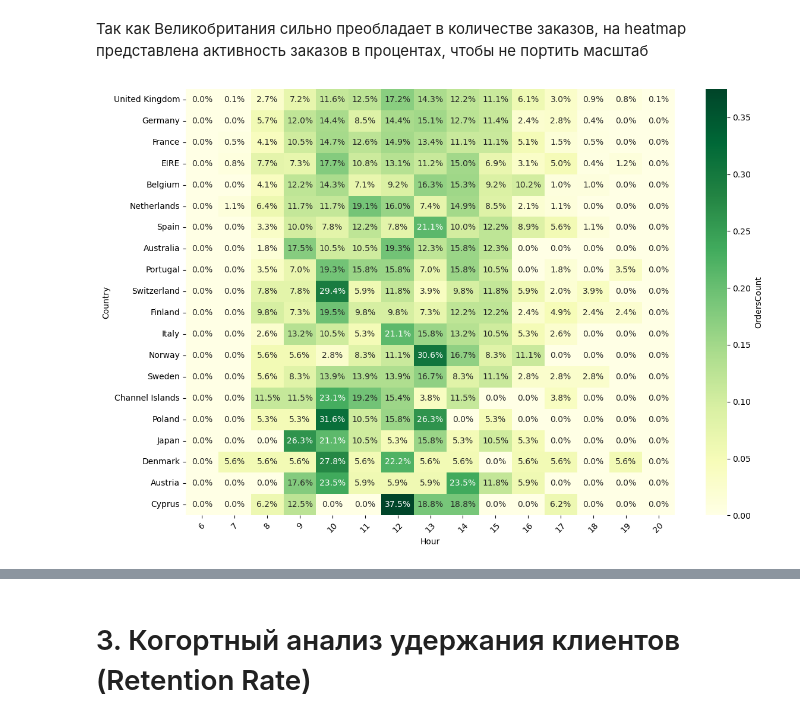
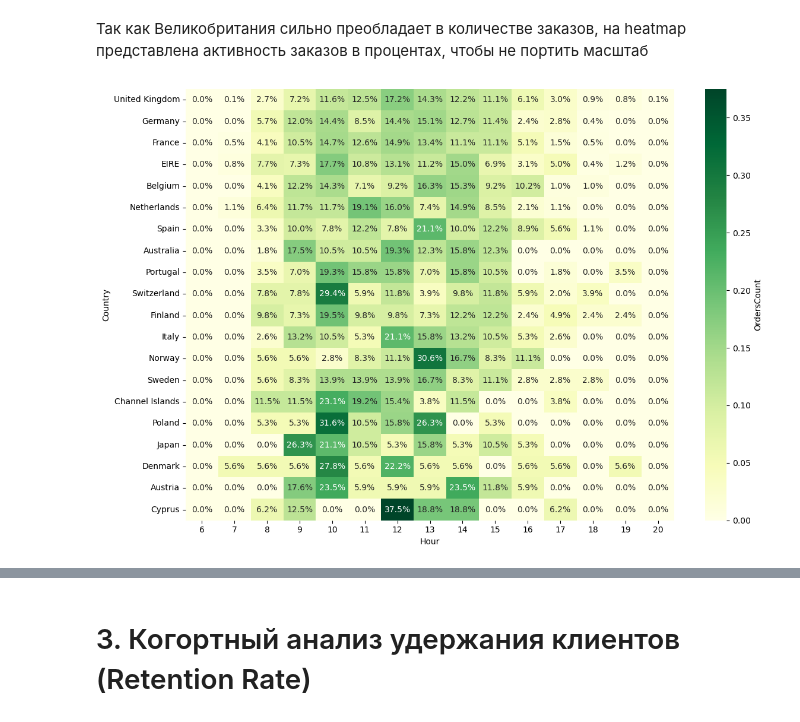
Before and after one commit to yaroslavvv-fino/project-eda-online-retail, a Jupyter notebook: ProjectOnlineRetail.ipynb, the cells around one changed output, grey strips where cells are left out. Saved outputs shown, nothing was run; the diff lists cells and outputs as text; code cells hidden in the pictures.

```diff
--- a/ProjectOnlineRetail.ipynb
+++ b/ProjectOnlineRetail.ipynb
@@ -302,8 +302,6 @@ Name: InvoiceNo, dtype: int64
 # %%
 plt.figure(figsize=(12, 8))
 sns.heatmap(country_matrix_top, annot=True, fmt ='.1%', cmap='YlGn', linewidths=0, cbar_kws={'label': 'OrdersCount'})
-plt.xticks(rotation=45)
 plt.tight_layout()
-plt.show()
 # %% [output]
-[figure, old version]
+[figure, new version]
```
Also changed, not shown: parts of 7 cells of this notebook.
